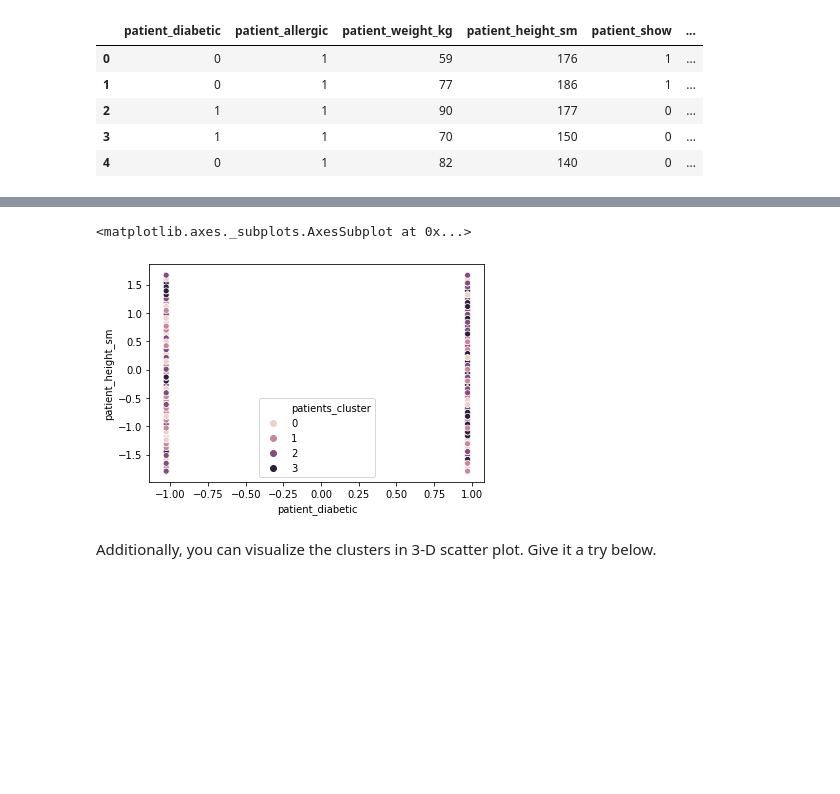
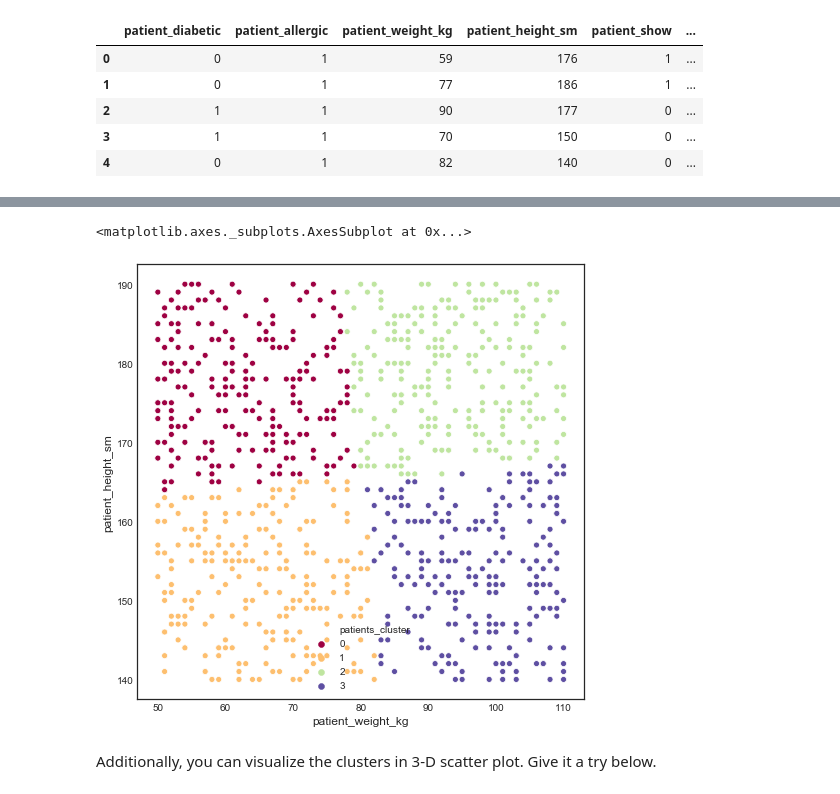
Before and after one commit to ta-data-bcn/lab-sklearn-and-unsupervised-learning, a Jupyter notebook: your-code/main.ipynb, the cells around one changed output, grey strips where cells are left out. Drawn from its saved outputs; the diff is of its cells as text; code cells hidden in the pictures; blank space fills up the shorter version.

```diff
--- a/your-code/main.ipynb
+++ b/your-code/main.ipynb
@@ -589,6 +589,8 @@ pat_scale.head()
 #### Our data is now ready for clustering. Let's use k-means again.
 
 We start by initializing and fitting a model in the cell below. Call this model patients_cluster.
+# %%
+pat_numeric = pat_scale[['patient_weight_kg', 'patient_height_sm']]
 # %%
 from scipy.cluster.hierarchy import dendrogram, linkage
 
@@ -613,7 +615,7 @@ plt.show()
 from sklearn.cluster import KMeans
 
 model_4 = KMeans(n_clusters=4)
-model_4.fit(pat_scale)
+model_4.fit(pat_numeric)
 # %% [output]
 KMeans(algorithm='auto', copy_x=True, init='k-means++', max_iter=300,
        n_clusters=4, n_init=10, n_jobs=None, precompute_distances='auto',
@@ -662,9 +673,14 @@ If the scatter plot does not make any sense to you, it means the features you ch
 # %%
 # Your code here:
-sns.scatterplot(x='patient_diabetic', y='patient_height_sm',hue='patients_cluster', data=pat_scale )
+import matplotlib.style as style
+style.use('seaborn-white')
+
+fig, ax = plt.subplots(figsize=(8,8))
+sns.scatterplot(x='patient_weight_kg', y='patient_height_sm',hue='patients_cluster', \
+                data=pat_clean , palette="Spectral", ax=ax)
 # %% [output]
 <matplotlib.axes._subplots.AxesSubplot at 0x...>
-[figure, old version]
+[figure, new version]
 # %% [markdown]
 Additionally, you can visualize the clusters in 3-D scatter plot. Give it a try below.
 # %%
```
Also changed, not shown: parts of 7 cells of this notebook.
